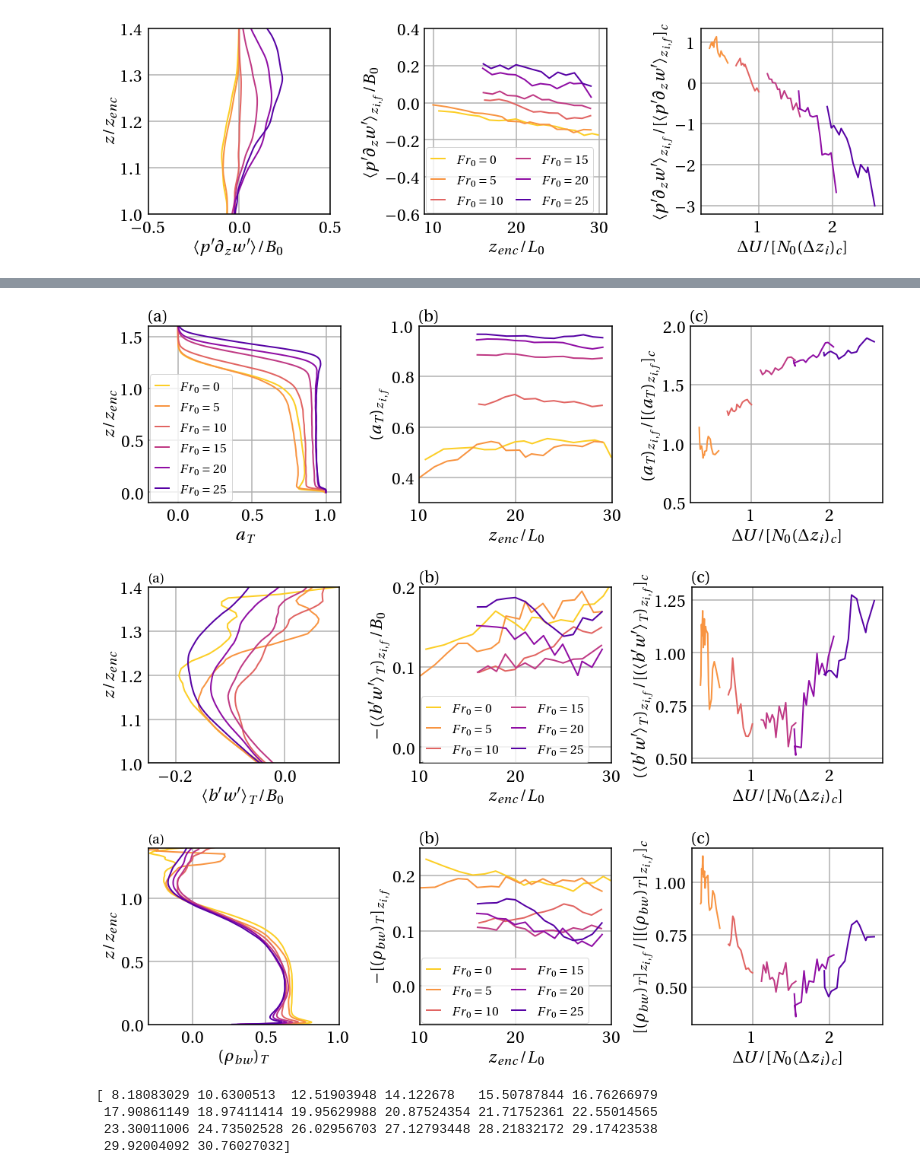
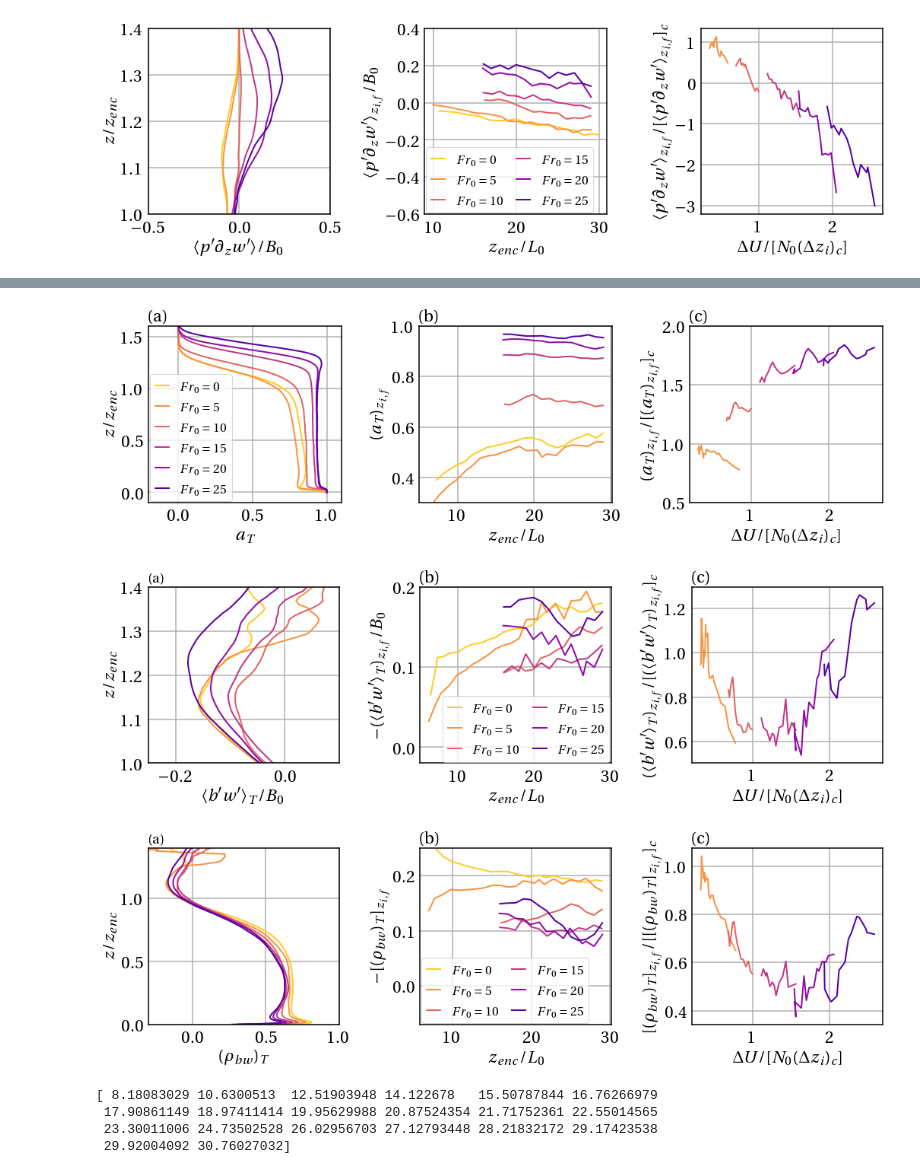
Before and after one commit to katherine-fodor/tlab-tools, a Jupyter notebook: stats_cond_time.ipynb, the cells around one changed output, grey strips where cells are left out. Cells and saved outputs as stored; diff of their text form; code cells hidden in the pictures.

```diff
--- a/stats_cond_time.ipynb
+++ b/stats_cond_time.ipynb
@@ -46,8 +46,10 @@ def runningmean(timeseries,window):
 #######################################################################
 # Stats
 
-path_S0 = '/Volumes/Seagate/SCRATCH/qCBL_3D/Re025/1280x512x1280-S00/'
-path_S05 = '/Volumes/Seagate/SCRATCH/qCBL_3D/Re025/1280x512x1280-S05/'
+#path_S0 = '/Volumes/Seagate/SCRATCH/qCBL_3D/Re025/1280x512x1280-S00/'
+path_S0 = '/Volumes/Seagate/SCRATCH/qCBL_3D/Re025/2496x512x2496-S00/'
+path_S05_1 = '/Volumes/Seagate/SCRATCH/qCBL_3D/Re025/2496x512x2496-S05/'
+path_S05_2 = '/Volumes/Seagate/SCRATCH/qCBL_3D/Re025/1280x512x1280-S05/'
 path_S10 = '/Volumes/Seagate/SCRATCH/qCBL_3D/Re025/1280x512x1280-S10/'
 path_S15 = '/Volumes/Seagate/SCRATCH/qCBL_3D/Re025/1536x576x1536-S15/'
 path_S20_1 = '/Volumes/Seagate/SCRATCH/qCBL_3D/Re025/S20-1536x576x1536/'
@@ -144,8 +164,9 @@ S25_Prd_zif = [S25.Prd[n,S25.z_if_arg[n]] for n in range(0,S25.t_len)]
 # %%
 ## Conditional ##
 
-S0_vort_int = Conditional_Stats(path_S0+path_vort_S0+'int2000-54000.nc',path_S0+path_vort_S0+'Partition1/cavg2000-54000.nc',path_S0+path_vort_S0+'Partition2/cavg2000-54000.nc')
-S05_vort_int = Conditional_Stats(path_S05+path_vort_S05+'int2000-66000.nc',path_S05+path_vort_S05+'Partition1/cavg2000-66000.nc',path_S05+path_vort_S05+'Partition2/cavg2000-66000.nc')
+S0_vort_int = Conditional_Stats(path_S0+path_vort_S0+'int500-53000.nc',path_S0+path_vort_S0+'Partition1/cavg500-53000.nc',path_S0+path_vort_S0+'Partition2/cavg500-53000.nc')
+S05_vort_int_1 = Conditional_Stats(path_S05_1+path_vort_S05+'int500-20500.nc',path_S05_1+path_vort_S05+'Partition1/cavg500-20500.nc',path_S05_1+path_vort_S05+'Partition2/cavg500-20500.nc')
+S05_vort_int_2 = Conditional_Stats(path_S05_2+path_vort_S05+'int22000-66000.nc',path_S05_2+path_vort_S05+'Partition1/cavg22000-66000.nc',path_S05_2+path_vort_S05+'Partition2/cavg22000-66000.nc')
 S10_vort_int = Conditional_Stats(path_S10+path_vort_S10+'int14000-84000.nc',path_S10+path_vort_S10+'Partition1/cavg14000-84000.nc',path_S10+path_vort_S10+'Partition2/cavg14000-84000.nc')
 S15_vort_int = Conditional_Stats(path_S15+path_vort_S15+'int16000-92000.nc',path_S15+path_vort_S15+'Partition1/cavg16000-92000.nc',path_S15+path_vort_S15+'Partition2/cavg16000-92000.nc')
 S20_vort_int_1 = Conditional_Stats(path_S20_1+path_vort_S20+'int18000-34000.nc',path_S20_1+path_vort_S20+'Partition1/cavg18000-34000.nc',path_S20_1+path_vort_S20+'Partition2/cavg18000-34000.nc')
@@ -530,26 +610,25 @@ ax3.tick_params(bottom=False,left=False)
 ax1.set_xlim(-0.2,1.1)
 ax1.set_ylim(-0.1,1.6)
 ax2.set_ylim(0.3,1)
-ax2.set_xlim(10,30)
 ax2.set_ylim(0.3,1)
 ax3.set_ylim(0.5,2)
-ax1.plot(np.mean(S0_vort_int.int2[7:10,:],axis=0),S0.y/np.mean(S0.z_enc[7:10]),c=colors[0],label=r'$Fr_0=0$')
-ax1.plot(np.mean(S05_vort_int.int2[9:12,:],axis=0),S05.y/np.mean(S05.z_enc[9:12]),c=colors[1],label=r'$Fr_0=5$')
+ax1.plot(np.mean(S0_vort_int.int2[14:17,:],axis=0),S0.y/np.mean(S0.z_enc[14:17]),c=colors[0],label=r'$Fr_0=0$')
+ax1.plot(np.mean(S05_vort_int_2.int2[:3,:],axis=0),S05_2.y/np.mean(S05_2.z_enc[:3]),c=colors[1],label=r'$Fr_0=5$')
 ax1.plot(np.mean(S10_vort_int.int2[4:7,:],axis=0),S10.y/np.mean(S10.z_enc[4:7]),c=colors[2],label=r'$Fr_0=10$')
 ax1.plot(np.mean(S15_vort_int.int2[4:7,:],axis=0),S15.y/np.mean(S15.z_enc[4:7]),c=colors[3],label=r'$Fr_0=15$')
 ax1.plot(np.mean(S20_vort_int_1.int2[4:,:],axis=0),S20_1.y/np.mean(S20_1.z_enc[4:]),c=colors[4],label=r'$Fr_0=20$')
 ax1.plot(np.mean(S25_vort_int.int2[4:7,:],axis=0),S25.y/np.mean(S25.z_enc[4:7]),c=colors[5],label=r'$Fr_0=25$')
-ax2.plot(S0.z_enc[1:-1]/L0,runningmean(S0_vort_turbareafrac_zif,1),c=colors[0])
-ax2.plot(S05.z_enc[1:-1]/L0,runningmean(S05_vort_turbareafrac_zif,1),c=colors[1])
+ax2.plot(S0.z_enc[2:-1]/L0,runningmean(S0_vort_turbareafrac_zif[1:],1),c=colors[0])
+ax2.plot(time_S05[1:-1],runningmean(S05_vort_turbareafrac_zif,1),c=colors[1])
 ax2.plot(S10.z_enc[1:-1]/L0,runningmean(S10_vort_turbareafrac_zif,1),c=colors[2])
 ax2.plot(S15.z_enc[1:-1]/L0,runningmean(S15_vort_turbareafrac_zif,1),c=colors[3])
-ax2.plot(time[1:-1],runningmean(S20_vort_turbareafrac_zif,1),c=colors[4])
+ax2.plot(time_S20[1:-1],runningmean(S20_vort_turbareafrac_zif,1),c=colors[4])
 ax2.plot(S25.z_enc[1:-1]/L0,runningmean(S25_vort_turbareafrac_zif,1),c=colors[5])
-ax3.plot(S05.DeltaU[2:-1]/(N*0.25*S05.z_enc[2:-1]),runningmean(np.array(S05_vort_turbareafrac_zif[1:])/np.array(S0_vort_turbareafrac_zif),1),c=colors[1])
-ax3.plot(S10.DeltaU[1:-1]/(N*0.25*S10.z_enc[1:-1]),runningmean(np.array(S10_vort_turbareafrac_zif)/np.array(S0_vort_turbareafrac_zif[3:-1]),1),c=colors[2])
-ax3.plot(S15.DeltaU[1:-1]/(N*0.25*S15.z_enc[1:-1]),runningmean(np.array(S15_vort_turbareafrac_zif)/np.array(S0_vort_turbareafrac_zif[3:-1]),1),c=colors[3])
-ax3.plot(Delta_U[1:-1]/(N*0.25*z_enc[1:-1]),runningmean(np.array(S20_vort_turbareafrac_zif)/np.array(S0_vort_turbareafrac_zif[3:-1]),1),c=colors[4])
-ax3.plot(S25.DeltaU[1:-1]/(N*0.25*S25.z_enc[1:-1]),runningmean(np.array(S25_vort_turbareafrac_zif)/np.array(S0_vort_turbareafrac_zif[3:-1]),1),c=colors[5])
+ax3.plot(Delta_U_S05[2:-1]/(N*0.25*z_enc_S05[2:-1]),runningmean(np.array(S05_vort_turbareafrac_zif[1:])/np.array(S0_vort_turbareafrac_zif[1:]),1),c=colors[1])
+ax3.plot(S10.DeltaU[1:-1]/(N*0.25*S10.z_enc[1:-1]),runningmean(np.array(S10_vort_turbareafrac_zif)/np.array(S0_vort_turbareafrac_zif[10:]),1),c=colors[2])
+ax3.plot(S15.DeltaU[1:-1]/(N*0.25*S15.z_enc[1:-1]),runningmean(np.array(S15_vort_turbareafrac_zif)/np.array(S0_vort_turbareafrac_zif[10:]),1),c=colors[3])
+ax3.plot(Delta_U_S20[1:-1]/(N*0.25*z_enc_S20[1:-1]),runningmean(np.array(S20_vort_turbareafrac_zif)/np.array(S0_vort_turbareafrac_zif[10:]),1),c=colors[4])
+ax3.plot(S25.DeltaU[1:-1]/(N*0.25*S25.z_enc[1:-1]),runningmean(np.array(S25_vort_turbareafrac_zif)/np.array(S0_vort_turbareafrac_zif[10:]),1),c=colors[5])
 ax1.set_xlabel(r'$a_T$')
 ax1.set_ylabel(r'$z/z_{enc}$')
 ax1.set_title(r'(a)',fontsize=24,loc='left')
@@ -564,51 +643,50 @@ plt.tight_layout()
 plt.savefig(opath+'turb_area_frac_mean.pdf',bbox_inches='tight')
 plt.show()
 # %% [output]
-[figure, old version]
+[figure, new version]
 # %%
 f, (ax1,ax2,ax3) = plt.subplots(1,3,figsize=(15,5))
 ax1.grid(True,linewidth=1.5)
 ax2.grid(True,linewidth=1.5)
 ax3.grid(True,linewidth=1.5)
 ax1.tick_params(bottom=False,left=False)
 ax2.tick_params(bottom=False,left=False)
 ax3.tick_params(bottom=False,left=False)
 ax1.set_xlim(-0.25,0.1)
 ax1.set_ylim(1,1.4)
-ax2.set_xlim(10,30)
 ax2.set_ylim(-0.02,0.2)
-ax1.plot(np.mean(S0_vort_int.P2v1[7:10,:]-S0_vort_int.P2S1Mom1[7:10,:]*S0_vort_int.P2VMom1[7:10,:],axis=0)/B0,S0.y/np.mean(S0.z_enc[7:10]),c=colors[0])
-ax1.plot(np.mean(S05_vort_int.P2v1[9:12,:]-S05_vort_int.P2S1Mom1[9:12,:]*S05_vort_int.P2VMom1[9:12,:],axis=0)/B0,S05.y/np.mean(S05.z_enc[9:12]),c=colors[1])
+ax1.plot(np.mean(S0_vort_int.P2v1[14:17,:]-S0_vort_int.P2S1Mom1[14:17,:]*S0_vort_int.P2VMom1[14:17,:],axis=0)/B0,S0.y/np.mean(S0.z_enc[14:17]),c=colors[0])
+ax1.plot(np.mean(S05_vort_int_2.P2v1[:3,:]-S05_vort_int_2.P2S1Mom1[:3,:]*S05_vort_int_2.P2VMom1[:3,:],axis=0)/B0,S05_2.y/np.mean(S05_2.z_enc[:3]),c=colors[1])
 ax1.plot(np.mean(S10_vort_int.P2v1[4:7,:]-S10_vort_int.P2S1Mom1[4:7,:]*S10_vort_int.P2VMom1[4:7,:],axis=0)/B0,S10.y/np.mean(S10.z_enc[4:7]),c=colors[2])
 ax1.plot(np.mean(S15_vort_int.P2v1[4:7,:]-S15_vort_int.P2S1Mom1[4:7,:]*S15_vort_int.P2VMom1[4:7,:],axis=0)/B0,S15.y/np.mean(S15.z_enc[4:7]),c=colors[3])
 ax1.plot(np.mean(S20_vort_int_1.P2v1[4:,:]-S20_vort_int_1.P2S1Mom1[4:,:]*S20_vort_int_1.P2VMom1[4:,:],axis=0)/B0,S20_1.y/np.mean(S20_1.z_enc[4:]),c=colors[4])
 ax1.plot(np.mean(S25_vort_int.P2v1[4:7,:]-S25_vort_int.P2S1Mom1[4:7,:]*S25_vort_int.P2VMom1[4:7,:],axis=0)/B0,S25.y/np.mean(S25.z_enc[4:7]),c=colors[5])
 ax2.plot(S0.z_enc[1:-1]/L0,-runningmean(np.array(S0_vort_p2_v1_zif)-np.array(S0_vort_p2_s1_mean_zif)*np.array(S0_vort_p2_w_mean_zif),1)/B0,c=colors[0],label=r'$Fr_0=0$')
-ax2.plot(S05.z_enc[1:-1]/L0,-runningmean(np.array(S05_vort_p2_v1_zif)-np.array(S05_vort_p2_s1_mean_zif)*np.array(S05_vort_p2_w_mean_zif),1)/B0,c=colors[1],label=r'$Fr_0=5$')
+ax2.plot(time_S05[1:-1],-runningmean(np.array(S05_vort_p2_v1_zif)-np.array(S05_vort_p2_s1_mean_zif)*np.array(S05_vort_p2_w_mean_zif),1)/B0,c=colors[1],label=r'$Fr_0=5$')
 ax2.plot(S10.z_enc[1:-1]/L0,-runningmean(np.array(S10_vort_p2_v1_zif)-np.array(S10_vort_p2_s1_mean_zif)*np.array(S10_vort_p2_w_mean_zif),1)/B0,c=colors[2],label=r'$Fr_0=10$')
 ax2.plot(S15.z_enc[1:-1]/L0,-runningmean(np.array(S15_vort_p2_v1_zif)-np.array(S15_vort_p2_s1_mean_zif)*np.array(S15_vort_p2_w_mean_zif),1)/B0,c=colors[3],label=r'$Fr_0=15$')
-ax2.plot(time[1:-1],-runningmean(np.array(S20_vort_p2_v1_zif)-np.array(S20_vort_p2_s1_mean_zif)*np.array(S20_vort_p2_w_mean_zif),1)/B0,c=colors[4],label=r'$Fr_0=20$')
+ax2.plot(time_S20[1:-1],-runningmean(np.array(S20_vort_p2_v1_zif)-np.array(S20_vort_p2_s1_mean_zif)*np.array(S20_vort_p2_w_mean_zif),1)/B0,c=colors[4],label=r'$Fr_0=20$')
 ax2.plot(S25.z_enc[1:-1]/L0,-runningmean(np.array(S25_vort_p2_v1_zif)-np.array(S25_vort_p2_s1_mean_zif)*np.array(S25_vort_p2_w_mean_zif),1)/B0,c=colors[5],label=r'$Fr_0=25$')
-ax3.plot(S05.DeltaU[2:-1]/(N*0.25*S05.z_enc[2:-1]),runningmean((np.array(S05_vort_p2_v1_zif[1:])-np.array(S05_vort_p2_s1_mean_zif[1:])*np.array(S05_vort_p2_w_mean_zif[1:]))/(np.array(S0_vort_p2_v1_zif)-np.array(S0_vort_p2_s1_mean_zif)*np.array(S0_vort_p2_w_mean_zif)),1),c=colors[1])
-ax3.plot(S10.DeltaU[1:-1]/(N*0.25*S10.z_enc[1:-1]),runningmean((np.array(S10_vort_p2_v1_zif)-np.array(S10_vort_p2_s1_mean_zif)*np.array(S10_vort_p2_w_mean_zif))/(np.array(S0_vort_p2_v1_zif[3:-1])-np.array(S0_vort_p2_s1_mean_zif[3:-1])*np.array(S0_vort_p2_w_mean_zif[3:-1])),1),c=colors[2])
-ax3.plot(S15.DeltaU[1:-1]/(N*0.25*S15.z_enc[1:-1]),runningmean((np.array(S15_vort_p2_v1_zif)-np.array(S15_vort_p2_s1_mean_zif)*np.array(S15_vort_p2_w_mean_zif))/(np.array(S0_vort_p2_v1_zif[3:-1])-np.array(S0_vort_p2_s1_mean_zif[3:-1])*np.array(S0_vort_p2_w_mean_zif[3:-1])),1),c=colors[3])
-ax3.plot(Delta_U[1:-1]/(N*0.25*z_enc[1:-1]),runningmean((np.array(S20_vort_p2_v1_zif)-np.array(S20_vort_p2_s1_mean_zif)*np.array(S20_vort_p2_w_mean_zif))/(np.array(S0_vort_p2_v1_zif[3:-1])-np.array(S0_vort_p2_s1_mean_zif[3:-1])*np.array(S0_vort_p2_w_mean_zif[3:-1])),1),c=colors[4])
-ax3.plot(S25.DeltaU[1:-1]/(N*0.25*S25.z_enc[1:-1]),runningmean((np.array(S25_vort_p2_v1_zif)-np.array(S25_vort_p2_s1_mean_zif)*np.array(S25_vort_p2_w_mean_zif))/(np.array(S0_vort_p2_v1_zif[3:-1])-np.array(S0_vort_p2_s1_mean_zif[3:-1])*np.array(S0_vort_p2_w_mean_zif[3:-1])),1),c=colors[5])
+ax3.plot(Delta_U_S05[3:-1]/(N*0.25*z_enc_S05[3:-1]),runningmean((np.array(S05_vort_p2_v1_zif[2:])-np.array(S05_vort_p2_s1_mean_zif[2:])*np.array(S05_vort_p2_w_mean_zif[2:]))/(np.array(S0_vort_p2_v1_zif[2:])-np.array(S0_vort_p2_s1_mean_zif[2:])*np.array(S0_vort_p2_w_mean_zif[2:])),1),c=colors[1])
+ax3.plot(S10.DeltaU[1:-1]/(N*0.25*S10.z_enc[1:-1]),runningmean((np.array(S10_vort_p2_v1_zif)-np.array(S10_vort_p2_s1_mean_zif)*np.array(S10_vort_p2_w_mean_zif))/(np.array(S0_vort_p2_v1_zif[10:])-np.array(S0_vort_p2_s1_mean_zif[10:])*np.array(S0_vort_p2_w_mean_zif[10:])),1),c=colors[2])
+ax3.plot(S15.DeltaU[1:-1]/(N*0.25*S15.z_enc[1:-1]),runningmean((np.array(S15_vort_p2_v1_zif)-np.array(S15_vort_p2_s1_mean_zif)*np.array(S15_vort_p2_w_mean_zif))/(np.array(S0_vort_p2_v1_zif[10:])-np.array(S0_vort_p2_s1_mean_zif[10:])*np.array(S0_vort_p2_w_mean_zif[10:])),1),c=colors[3])
+ax3.plot(Delta_U_S20[1:-1]/(N*0.25*z_enc_S20[1:-1]),runningmean((np.array(S20_vort_p2_v1_zif)-np.array(S20_vort_p2_s1_mean_zif)*np.array(S20_vort_p2_w_mean_zif))/(np.array(S0_vort_p2_v1_zif[10:])-np.array(S0_vort_p2_s1_mean_zif[10:])*np.array(S0_vort_p2_w_mean_zif[10:])),1),c=colors[4])
+ax3.plot(S25.DeltaU[1:-1]/(N*0.25*S25.z_enc[1:-1]),runningmean((np.array(S25_vort_p2_v1_zif)-np.array(S25_vort_p2_s1_mean_zif)*np.array(S25_vort_p2_w_mean_zif))/(np.array(S0_vort_p2_v1_zif[10:])-np.array(S0_vort_p2_s1_mean_zif[10:])*np.array(S0_vort_p2_w_mean_zif[10:])),1),c=colors[5])
 ax1.set_xlabel(r'$\langle b^\prime w^\prime \rangle_T /B_0$')
 ax1.set_ylabel(r'$z/z_{enc}$')
 ax1.set_title('(a)',fontsize=20,loc='left')
 ax2.set_xlabel(r'$z_{enc}/L_0$')
 ax2.set_ylabel(r'$-(\langle b^\prime w^\prime \rangle_T)_{z_{i,f}} /B_0$')
 ax2.set_title('(b)',fontsize=24,loc='left')
 ax2.legend(loc='best',fontsize=18,handlelength=1,borderaxespad=0.1,ncol=2,columnspacing=1)
 ax3.set_xlabel(r'$\Delta U/[N_0(\Delta z_i)_c]$')
 ax3.set_ylabel(r'$(\langle b^\prime w^\prime\rangle_T)_{z_{i,f}}/[(\langle b^\prime w^\prime \rangle_T)_{z_{i,f}}]_c$')
 ax3.set_title('(c)',fontsize=24,loc='left')
 plt.tight_layout()
 plt.savefig(opath+'s1_vflux_mean.pdf',bbox_inches='tight')
 plt.show()
 # %% [output]
-[figure, old version]
+[figure, new version]
 # %%
 f, (ax1,ax2,ax3) = plt.subplots(1,3,figsize=(15,5))
 ax1.grid(True,linewidth=1.5)
@@ -620,25 +698,24 @@ ax3.tick_params(bottom=False,left=False)
 ax1.set_ylim(0,1.4)
 ax1.set_xlim(-0.3,1)
 ax2.set_ylim(-0.07,0.25)
-ax2.set_xlim(10,30)
 #ax3.set_ylim(0.75,1.2)
-ax1.plot(np.mean(rho_bw_turb_S0,axis=0),S0.y/np.mean(S0.z_enc[7:10]),c=colors[0])
-ax1.plot(np.mean(rho_bw_turb_S05,axis=0),S05.y/np.mean(S05.z_enc[9:12]),c=colors[1])
+ax1.plot(np.mean(rho_bw_turb_S0,axis=0),S0.y/np.mean(S0.z_enc[14:17]),c=colors[0])
+ax1.plot(np.mean(rho_bw_turb_S05,axis=0),S05_2.y/np.mean(S05_2.z_enc[:3]),c=colors[1])
 ax1.plot(np.mean(rho_bw_turb_S10,axis=0),S10.y/np.mean(S10.z_enc[4:7]),c=colors[2])
 ax1.plot(np.mean(rho_bw_turb_S15,axis=0),S15.y/np.mean(S15.z_enc[4:7]),c=colors[3])
 ax1.plot(np.mean(rho_bw_S20_turb,axis=0),S20_1.y/np.mean(S20_1.z_enc[4:]),c=colors[4])
 ax1.plot(np.mean(rho_bw_turb_S25,axis=0),S25.y/np.mean(S25.z_enc[4:7]),c=colors[5])
-ax2.plot(S0.z_enc[1:-1]/L0,-runningmean(rho_bw_zif_S0_turb,1),c=colors[0],label=r'$Fr_0=0$')
-ax2.plot(S05.z_enc[1:-1]/L0,-runningmean(rho_bw_zif_S05_turb,1),c=colors[1],label=r'$Fr_0=5$')
+ax2.plot(S0.z_enc[2:-1]/L0,-runningmean(rho_bw_zif_S0_turb[1:],1),c=colors[0],label=r'$Fr_0=0$')
+ax2.plot(time_S05[2:-1],-runningmean(rho_bw_zif_S05_turb[1:],1),c=colors[1],label=r'$Fr_0=5$')
 ax2.plot(S10.z_enc[1:-1]/L0,-runningmean(rho_bw_zif_S10_turb,1),c=colors[2],label=r'$Fr_0=10$')
 ax2.plot(S15.z_enc[1:-1]/L0,-runningmean(rho_bw_zif_S15_turb,1),c=colors[3],label=r'$Fr_0=15$')
-ax2.plot(time[1:-1],-runningmean(rho_bw_zif_S20_turb,1),c=colors[4],label=r'$Fr_0=20$')
+ax2.plot(time_S20[1:-1],-runningmean(rho_bw_zif_S20_turb,1),c=colors[4],label=r'$Fr_0=20$')
 ax2.plot(S25.z_enc[1:-1]/L0,-runningmean(rho_bw_zif_S25_turb,1),c=colors[5],label=r'$Fr_0=25$')
-ax3.plot(S05.DeltaU[2:-1]/(N*0.25*S05.z_enc[2:-1]),runningmean(rho_bw_zif_S05_turb[1:]/rho_bw_zif_S0_turb,1),c=colors[1])
-ax3.plot(S10.DeltaU[1:-1]/(N*0.25*S10.z_enc[1:-1]),runningmean(rho_bw_zif_S10_turb/rho_bw_zif_S0_turb[3:-1],1),c=colors[2])
-ax3.plot(S15.DeltaU[1:-1]/(N*0.25*S15.z_enc[1:-1]),runningmean(rho_bw_zif_S15_turb/rho_bw_zif_S0_turb[3:-1],1),c=colors[3])
-ax3.plot(Delta_U[1:-1]/(N*0.25*z_enc[1:-1]),runningmean(rho_bw_zif_S20_turb/rho_bw_zif_S0_turb[3:-1],1),c=colors[4])
-ax3.plot(S25.DeltaU[1:-1]/(N*0.25*S25.z_enc[1:-1]),runningmean(rho_bw_zif_S25_turb/rho_bw_zif_S0_turb[3:-1],1),c=colors[5])
+ax3.plot(Delta_U_S05[3:-1]/(N*0.25*z_enc_S05[3:-1]),runningmean(rho_bw_zif_S05_turb[2:]/rho_bw_zif_S0_turb[2:],1),c=colors[1])
+ax3.plot(S10.DeltaU[1:-1]/(N*0.25*S10.z_enc[1:-1]),runningmean(rho_bw_zif_S10_turb/rho_bw_zif_S0_turb[10:],1),c=colors[2])
+ax3.plot(S15.DeltaU[1:-1]/(N*0.25*S15.z_enc[1:-1]),runningmean(rho_bw_zif_S15_turb/rho_bw_zif_S0_turb[10:],1),c=colors[3])
+ax3.plot(Delta_U_S20[1:-1]/(N*0.25*z_enc_S20[1:-1]),runningmean(rho_bw_zif_S20_turb/rho_bw_zif_S0_turb[10:],1),c=colors[4])
+ax3.plot(S25.DeltaU[1:-1]/(N*0.25*S25.z_enc[1:-1]),runningmean(rho_bw_zif_S25_turb/rho_bw_zif_S0_turb[10:],1),c=colors[5])
 ax1.set_xlabel(r'$(\rho_{bw})_T$')
 ax1.set_ylabel(r'$z/z_{enc}$')
 ax1.set_title('(a)',fontsize=20,loc='left')
@@ -653,7 +730,7 @@ plt.tight_layout()
 plt.savefig(opath+'rho_bw_mean.pdf',bbox_inches='tight')
 plt.show()
 # %% [output]
-[figure, old version]
+[figure, new version]
 # %%
 print(S0.z_enc/L0)
 # %% [output]
```
Also changed, not shown: parts of 12 cells of this notebook, 3 other files.
